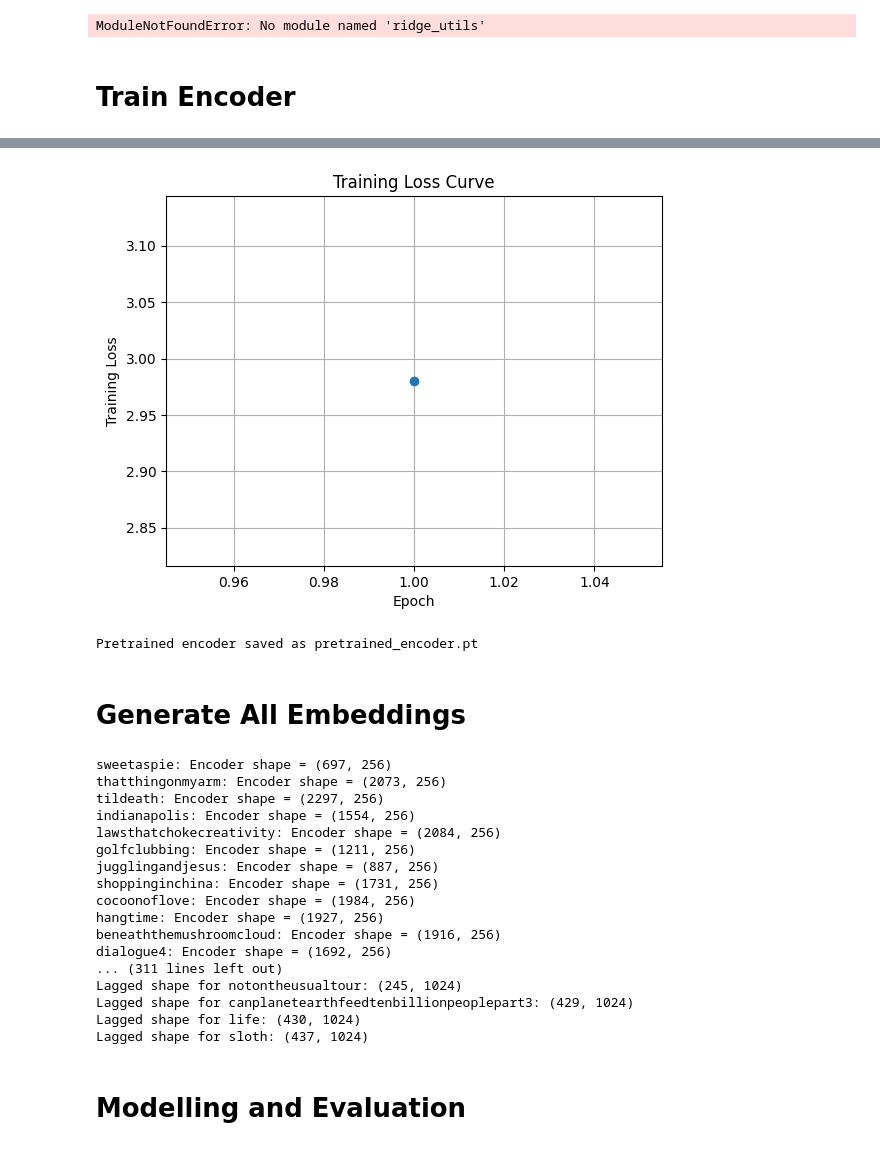
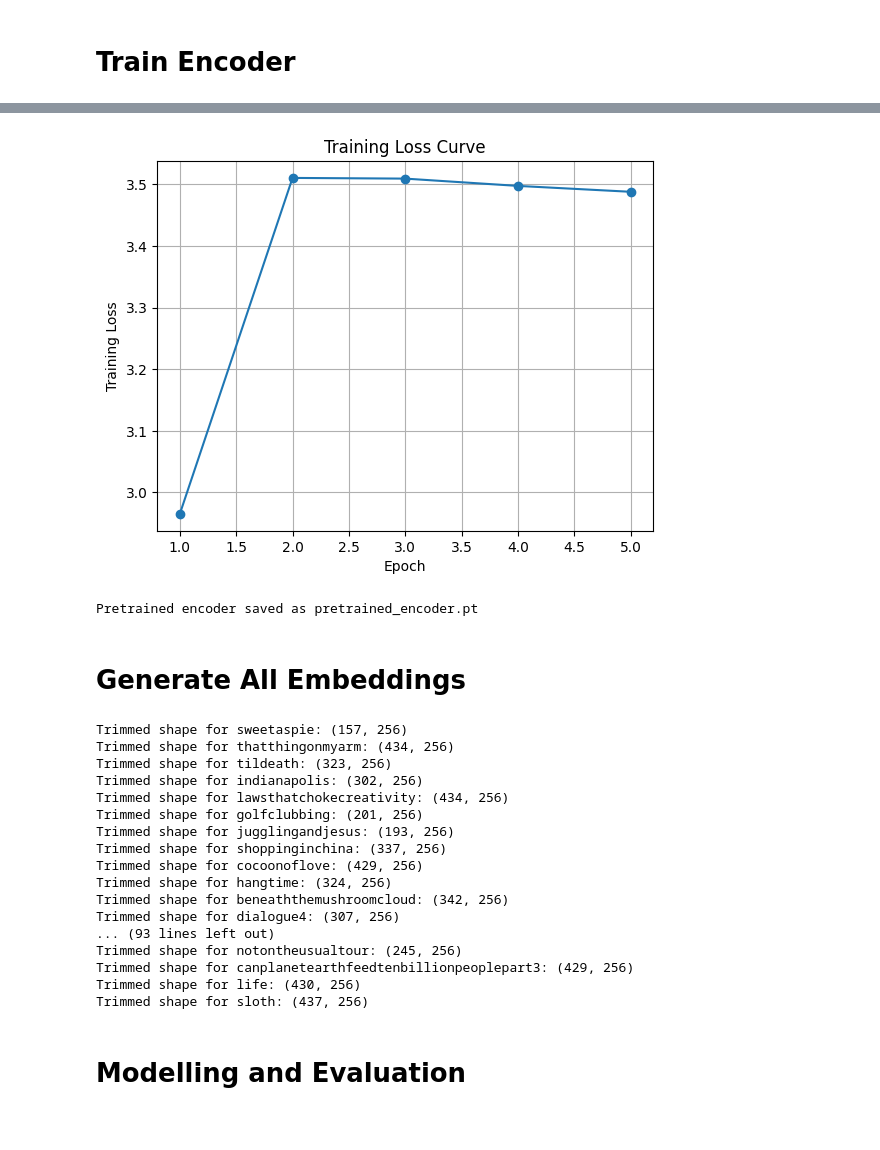
Before and after one commit to lunamk1/lab3-2, a Jupyter notebook: code/lab3-2.ipynb, the cells around one changed output, grey strips where cells are left out. Saved outputs shown, nothing was run; the diff lists cells and outputs as text; code cells hidden in the pictures.

```diff
--- a/code/lab3-2.ipynb
+++ b/code/lab3-2.ipynb
@@ -1,9 +1,3 @@
-# %%
-import sys
-sys.path.append('/jet/home/cpestell/lab3-1')
-from ridge_utils.DataSequence import DataSequence
-# %% [output]
-ModuleNotFoundError: No module named 'ridge_utils'
 # %%
 import sys
 sys.path.append('..')
@@ -49,7 +43,7 @@ train_bert(
     model=encoder,
     dataloader=dataloader,
     tokenizer=tokenizer,
-    epochs=1, # we can change this
+    epochs=5, # we can change this
     lr=5e-4, # same as well
     device=device
 )
@@ -64,4 +62,4 @@ Epoch [1/1], Loss: 2.9801
-[figure, old version]
+[figure, new version]
 Pretrained encoder saved as pretrained_encoder.pt
 # %% [markdown]
 # Generate All Embeddings
@@ -106,7 +104,7 @@ for story in story_names:
     # Mean over tokens (seq_len)
     sentence_embeddings = hidden.mean(dim=1).cpu().numpy()
     encoder_vectors[story] = sentence_embeddings
-    print(f"{story}: Encoder shape = {encoder_vectors[story].shape}")
+    # print(f"{story}: Encoder shape = {encoder_vectors[story].shape}")
 
 # Step 2: Downsample
 wordseqs = raw_text
@@ -124,23 +122,23 @@ for story in X_encoder_trimmed:
     X_encoder_lagged[story] = make_delayed(X_encoder_trimmed[story], delays=range(1, 5))
     # print(f"Lagged shape for {story}:", X_encoder_lagged[story].shape)
 # %% [output]
-sweetaspie: Encoder shape = (697, 256)
-thatthingonmyarm: Encoder shape = (2073, 256)
-tildeath: Encoder shape = (2297, 256)
-indianapolis: Encoder shape = (1554, 256)
-lawsthatchokecreativity: Encoder shape = (2084, 256)
-golfclubbing: Encoder shape = (1211, 256)
-jugglingandjesus: Encoder shape = (887, 256)
-shoppinginchina: Encoder shape = (1731, 256)
-cocoonoflove: Encoder shape = (1984, 256)
-hangtime: Encoder shape = (1927, 256)
-beneaththemushroomcloud: Encoder shape = (1916, 256)
-dialogue4: Encoder shape = (1692, 256)
-... (311 lines left out)
-Lagged shape for notontheusualtour: (245, 1024)
-Lagged shape for canplanetearthfeedtenbillionpeoplepart3: (429, 1024)
-Lagged shape for life: (430, 1024)
-Lagged shape for sloth: (437, 1024)
+Trimmed shape for sweetaspie: (157, 256)
+Trimmed shape for thatthingonmyarm: (434, 256)
+Trimmed shape for tildeath: (323, 256)
+Trimmed shape for indianapolis: (302, 256)
+Trimmed shape for lawsthatchokecreativity: (434, 256)
+Trimmed shape for golfclubbing: (201, 256)
+Trimmed shape for jugglingandjesus: (193, 256)
+Trimmed shape for shoppinginchina: (337, 256)
+Trimmed shape for cocoonoflove: (429, 256)
+Trimmed shape for hangtime: (324, 256)
+Trimmed shape for beneaththemushroomcloud: (342, 256)
+Trimmed shape for dialogue4: (307, 256)
+... (93 lines left out)
+Trimmed shape for notontheusualtour: (245, 256)
+Trimmed shape for canplanetearthfeedtenbillionpeoplepart3: (429, 256)
+Trimmed shape for life: (430, 256)
+Trimmed shape for sloth: (437, 256)
 # %% [markdown]
 # Modelling and Evaluation
 # %%
```
Also changed, not shown: parts of 2 cells of this notebook, 1 other file.
